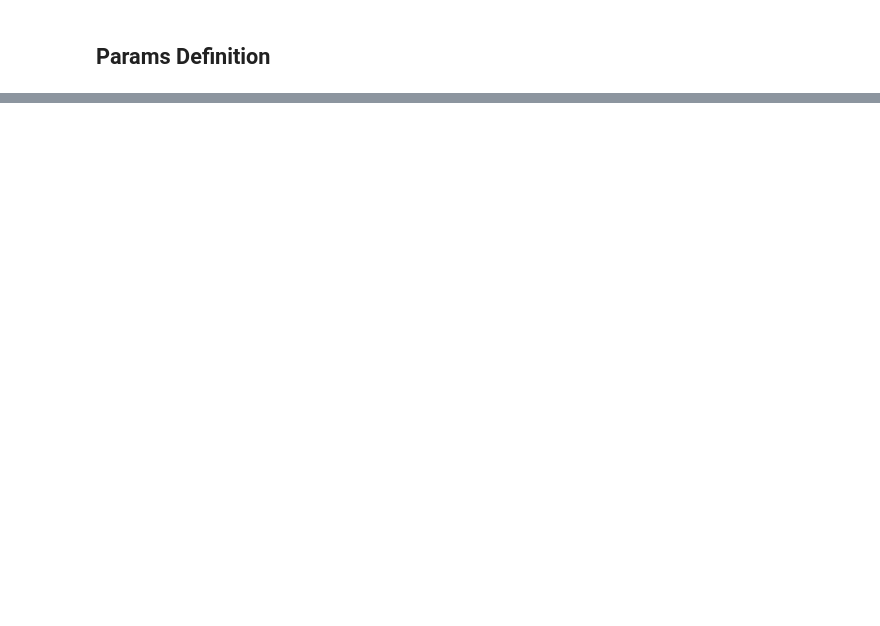
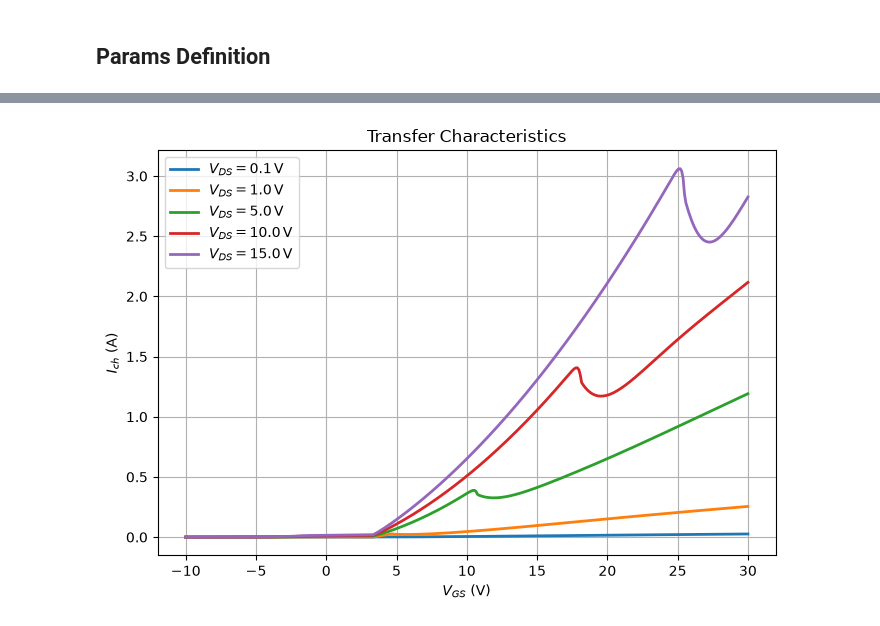
Before and after one commit to JyunKaisaki/Neural-Network_Internship_2026, a Jupyter notebook: .github/src/IdsModeling.ipynb, the cells around one changed output, grey strips where cells are left out. Drawn from its saved outputs; the diff is of its cells as text; code cells hidden in the pictures; blank space fills up the shorter version.

```diff
--- a/.github/src/IdsModeling.ipynb
+++ b/.github/src/IdsModeling.ipynb
@@ -268,0 +467,96 @@ lambda_clm = 0.0
+# %%
+VDS_PLOT = [
+    0.1,
+    1.0,
+    5.0,
+    10.0,
+    15.0,
+]
+
+
+plt.figure(
+    figsize=(7, 5)
+)
+
+
+with torch.no_grad():
+
+    for VDS_VALUE in VDS_PLOT:
+
+        Vds_plot = torch.full_like(
+            Vgs_plot,
+            VDS_VALUE
+        )
+
+
+        phis_s0 = predict_phis_source(
+            Model,
+            Vgs_plot
+        )
+
+
+        phis_sL = predict_phis_drain(
+            Model,
+            Vgs_plot,
+            Vds_plot
+        )
+
+
+        Ich_plot = channel_current_Ich(
+            Vgs_plot,
+            Vds_plot,
+
+            phis_s0,
+            phis_sL,
+
+            Vfbs0,
+            Cox,
+            Qox,
+
+            Dit_mid,
+            Dit_edge,
+            sigma_it,
+
+            Ec_minus_Ei,
+
+            T,
+            NA,
+            Eg,
+            eps_sic,
+
+            W_eff_cm,
+            Lch_cm,
+            mu_eff_cm2_Vs,
+            lambda_clm,
+        )
+
+
+        plt.plot(
+            Vgs_plot.cpu().numpy(),
+            Ich_plot.cpu().numpy(),
+            linewidth=2,
+            label=rf"$V_{{DS}}={VDS_VALUE}\,\mathrm{{V}}$"
+        )
+
+
+plt.xlabel(
+    r"$V_{GS}$ (V)"
+)
+
+plt.ylabel(
+    r"$I_{ch}$ (A)"
+)
+
+plt.title(
+    r"Transfer Characteristics"
+)
+
+plt.legend()
+
+plt.grid(True)
+
+plt.tight_layout()
+
+plt.show()
+# %% [output]
+[figure, added]
```
Also changed, not shown: parts of 17 cells of this notebook, 4 other files.
